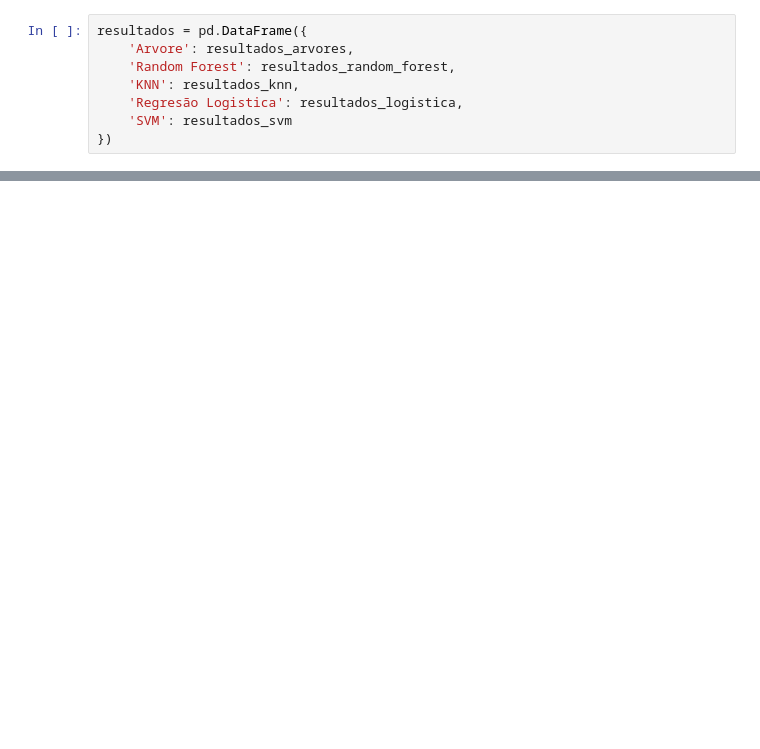
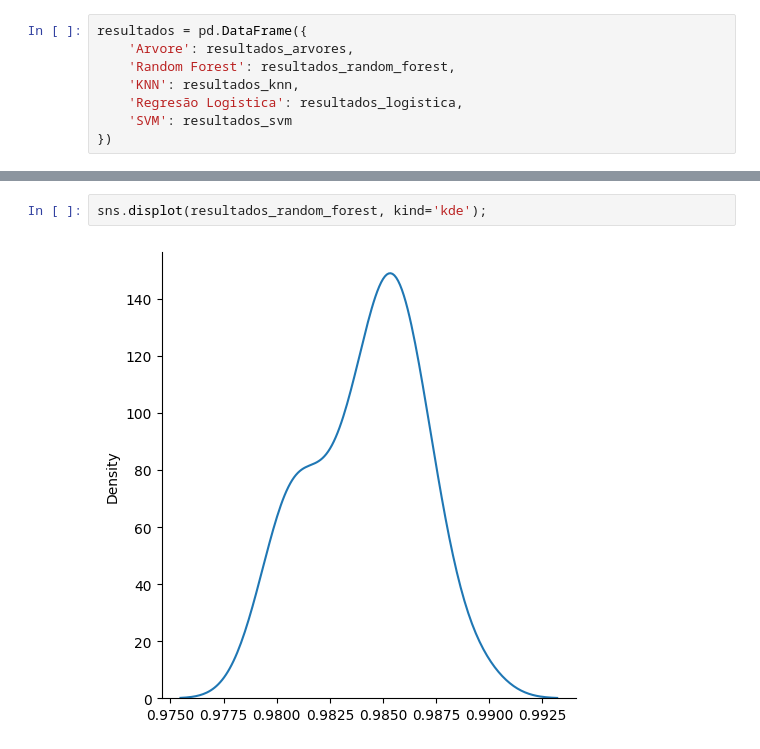
Before and after one commit to Joao-Inacio/Machine-Learning-e-Data-Science-com-Python, a Jupyter notebook: 0.9-avaliacaode-algoritmos-de-classificacao/validacao.ipynb, the cells around one changed output, grey strips where cells are left out. Drawn from its saved outputs; the diff is of its cells as text; blank space fills up the shorter version.

```diff
--- a/0.9-avaliacaode-algoritmos-de-classificacao/validacao.ipynb
+++ b/0.9-avaliacaode-algoritmos-de-classificacao/validacao.ipynb
@@ -131,0 +160,4 @@ dtype: float64
+# %%
+sns.displot(resultados_random_forest, kind='kde');
+# %% [output]
+[figure, added]
```
Also changed, not shown: parts of 15 cells of this notebook.
